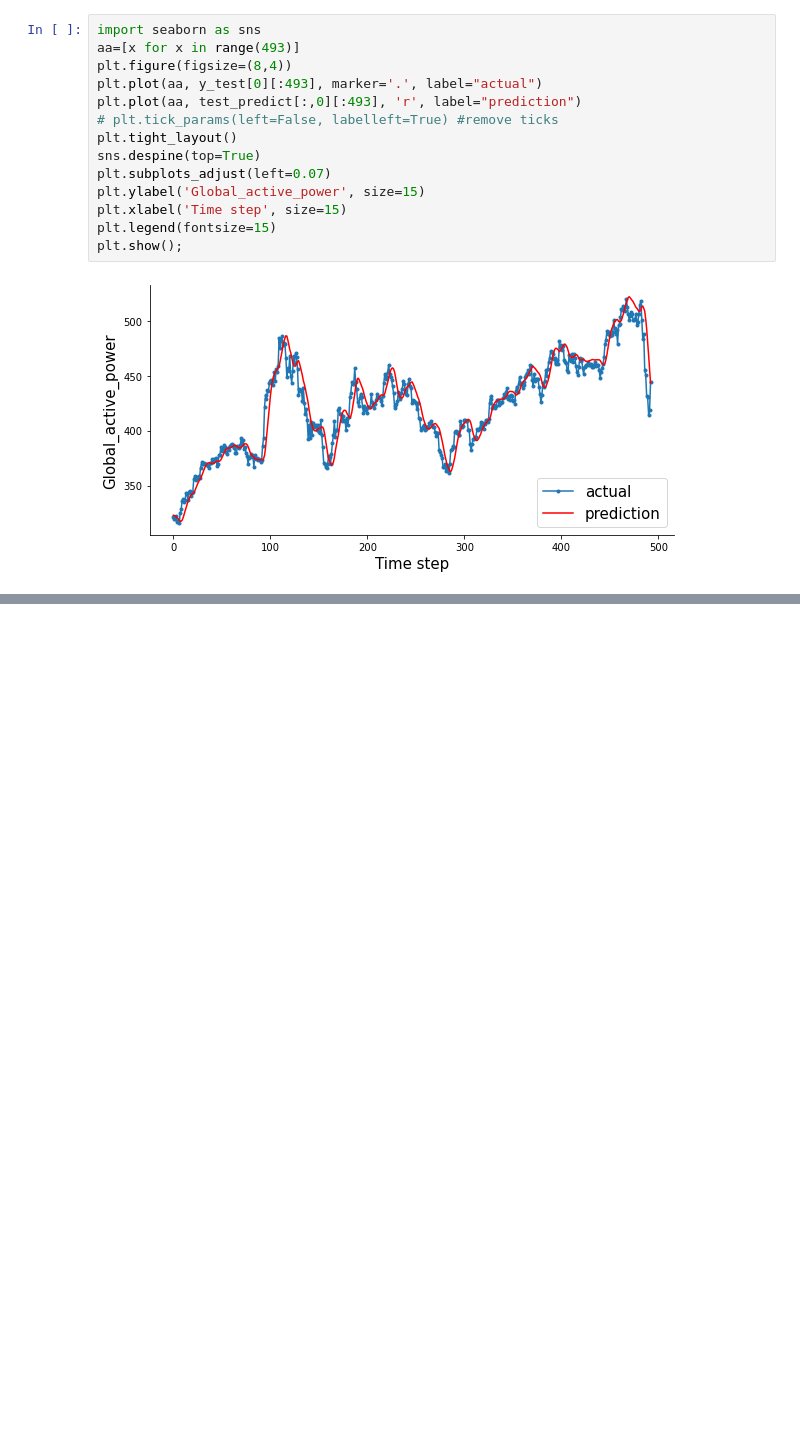
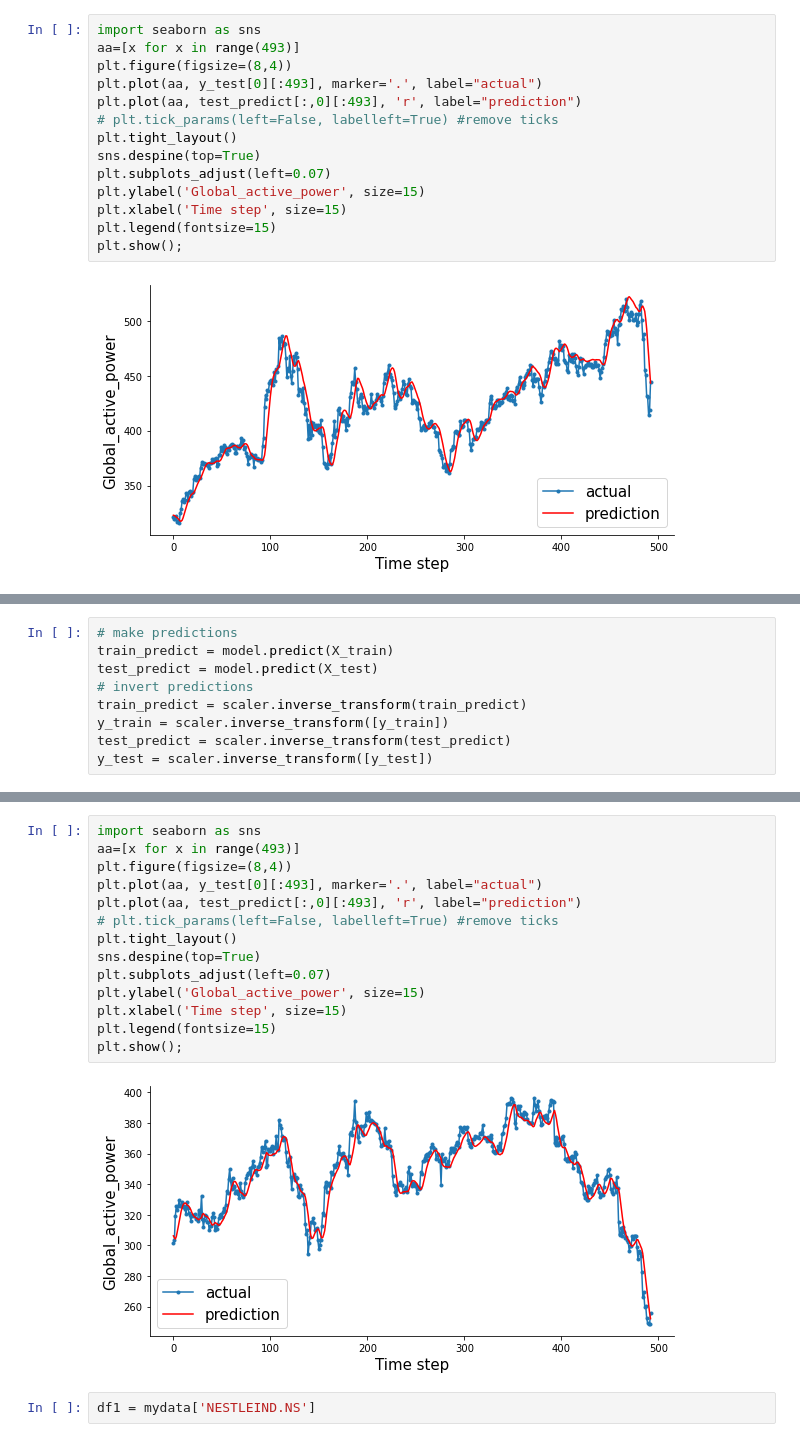
Before and after one commit to HarshMaurya01/HarshMaurya01, a Jupyter notebook: final_yr_project.ipynb, the cells around one changed output, grey strips where cells are left out. Saved outputs shown, nothing was run; the diff lists cells and outputs as text; blank space fills up the shorter version.

```diff
--- a/final_yr_project.ipynb
+++ b/final_yr_project.ipynb
@@ -929,0 +1049,9 @@ plt.show();
+# %%
+# make predictions
+train_predict = model.predict(X_train)
+test_predict = model.predict(X_test)
+# invert predictions
+train_predict = scaler.inverse_transform(train_predict)
+y_train = scaler.inverse_transform([y_train])
+test_predict = scaler.inverse_transform(test_predict)
+y_test = scaler.inverse_transform([y_test])
@@ -929,0 +1079,18 @@ plt.show();
+# %%
+import seaborn as sns
+aa=[x for x in range(493)]
+plt.figure(figsize=(8,4))
+plt.plot(aa, y_test[0][:493], marker='.', label="actual")
+plt.plot(aa, test_predict[:,0][:493], 'r', label="prediction")
+# plt.tick_params(left=False, labelleft=True) #remove ticks
+plt.tight_layout()
+sns.despine(top=True)
+plt.subplots_adjust(left=0.07)
+plt.ylabel('Global_active_power', size=15)
+plt.xlabel('Time step', size=15)
+plt.legend(fontsize=15)
+plt.show();
+# %% [output]
+[figure, added]
+# %%
+df1 = mydata['NESTLEIND.NS']
```
Also changed, not shown: parts of 34 cells of this notebook.
